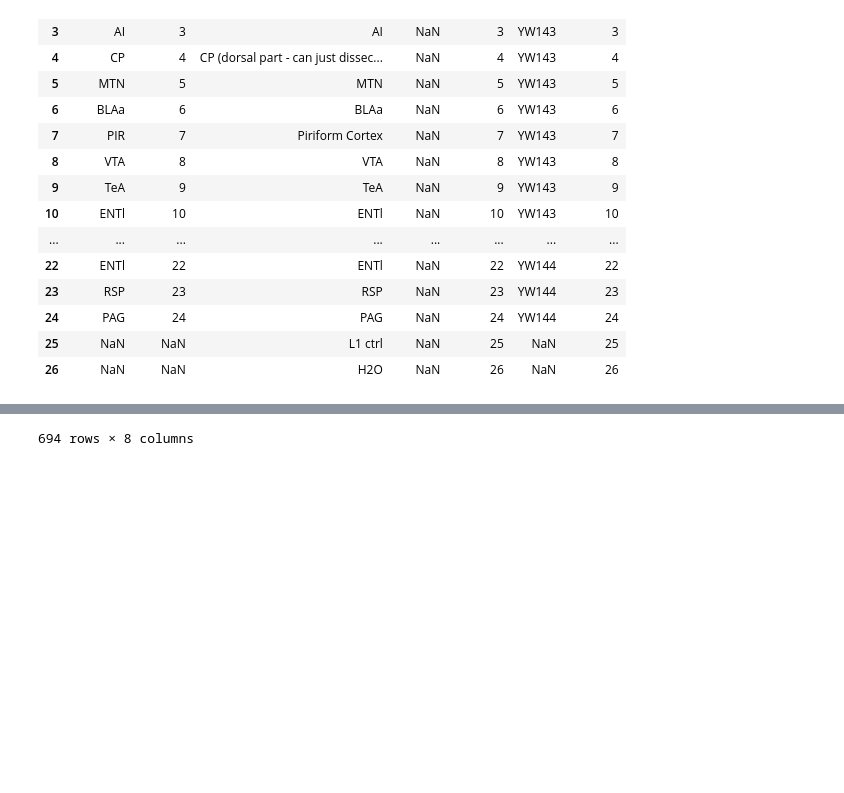
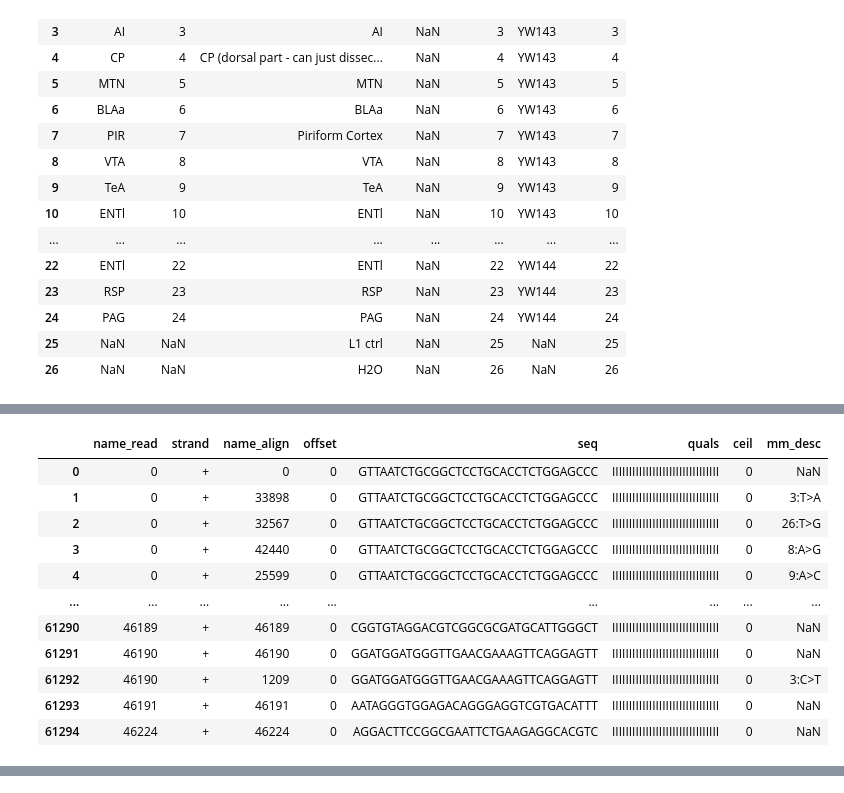
Before and after one commit to ZadorLaboratory/mapseq-processing, a Jupyter notebook: notebooks/MAPseq Processing.ipynb, the cells around one changed output, grey strips where cells are left out. Cells and saved outputs as stored; diff of their text form; code cells hidden in the pictures; blank space fills up the shorter version.

```diff
--- a/notebooks/MAPseq Processing.ipynb
+++ b/notebooks/MAPseq Processing.ipynb
@@ -144,23 +159,23 @@ plt.show()
 # %%
-# use last label  as example
+# use BC4  as example
 # need to trim again to 32 length!!
 
 reals =[]
 spikes =[]
 lones =[]
 
-for bch in bcolist:
-    outfile = trim_fasta(cp, bch.filename, length=32)
-    df = make_counts_df(cp, outfile, bclabel=bch.label)
-    bch.dataframe = df
-    print(f'{bch.label} {len(df)}')
-    (spikedf, realdf, lonedf) = split_spike_real_lone_barcodes(cp, df)
-    reals.append(realdf)
-    spikes.append(spikedf)
-    lones.append(lonedf)
-    spikedf.to_csv(f'{outdir}/{bch.label}.spike.tsv')
-    realdf.to_csv(f'{outdir}/{bch.label}.real.tsv')
-    lonedf.to_csv(f'{outdir}/{bch.label}.lone.tsv')
+bch = bcolist[3]
+outfile = trim_fasta(cp, bch.filename, length=32)
+df = make_counts_df(cp, outfile, bc_label=bch.label)
+bch.dataframe = df
+print(f'{bch.label} {len(df)}')
+(spikedf, realdf, lonedf) = split_spike_real_lone_barcodes(cp, df)
+reals.append(realdf)
+spikes.append(spikedf)
+lones.append(lonedf)
+spikedf.to_csv(f'{outdir}/{bch.label}.spike.tsv')
+realdf.to_csv(f'{outdir}/{bch.label}.real.tsv')
+lonedf.to_csv(f'{outdir}/{bch.label}.lone.tsv')
 
 print(reals[0])
 # %% [output]
@@ -220,7 +184,7 @@ BC13 237
 # %%
-bch = bcolist[15]
+bch = bcolist[3]
 print(bch.label)
-base = 'BC16'
+base = 'BC3'
 aligner = cp.get('bcfasta','tool')
 of = os.path.join(outdir , f'{base}.real.seq.fasta')
 logging.debug(f'make fasta for {aligner} = {of}')
@@ -235,0 +203,12 @@ BC16
+|  | name_read | strand | name_align | offset | seq | quals | ceil | mm_desc |
+| 0 | 0 | + | 0 | 0 | GTTAATCTGCGGCTCCTGCACCTCTGGAGCCC | IIIIIIIIIIIIIIIIIIIIIIIIIIIIIIII | 0 | NaN |
+| 1 | 0 | + | 33898 | 0 | GTTAATCTGCGGCTCCTGCACCTCTGGAGCCC | IIIIIIIIIIIIIIIIIIIIIIIIIIIIIIII | 0 | 3:T>A |
+| 2 | 0 | + | 32567 | 0 | GTTAATCTGCGGCTCCTGCACCTCTGGAGCCC | IIIIIIIIIIIIIIIIIIIIIIIIIIIIIIII | 0 | 26:T>G |
+| 3 | 0 | + | 42440 | 0 | GTTAATCTGCGGCTCCTGCACCTCTGGAGCCC | IIIIIIIIIIIIIIIIIIIIIIIIIIIIIIII | 0 | 8:A>G |
+| 4 | 0 | + | 25599 | 0 | GTTAATCTGCGGCTCCTGCACCTCTGGAGCCC | IIIIIIIIIIIIIIIIIIIIIIIIIIIIIIII | 0 | 9:A>C |
+| ... | ... | ... | ... | ... | ... | ... | ... | ... |
+| 61290 | 46189 | + | 46189 | 0 | CGGTGTAGGACGTCGGCGCGATGCATTGGGCT | IIIIIIIIIIIIIIIIIIIIIIIIIIIIIIII | 0 | NaN |
+| 61291 | 46190 | + | 46190 | 0 | GGATGGATGGGTTGAACGAAAGTTCAGGAGTT | IIIIIIIIIIIIIIIIIIIIIIIIIIIIIIII | 0 | NaN |
+| 61292 | 46190 | + | 1209 | 0 | GGATGGATGGGTTGAACGAAAGTTCAGGAGTT | IIIIIIIIIIIIIIIIIIIIIIIIIIIIIIII | 0 | 3:C>T |
+| 61293 | 46191 | + | 46191 | 0 | AATAGGGTGGAGACAGGGAGGTCGTGACATTT | IIIIIIIIIIIIIIIIIIIIIIIIIIIIIIII | 0 | NaN |
+| 61294 | 46224 | + | 46224 | 0 | AGGACTTCCGGCGAATTCTGAAGAGGCACGTC | IIIIIIIIIIIIIIIIIIIIIIIIIIIIIIII | 0 | NaN |
@@ -250 +215,0 @@ BC16
-694 rows × 8 columns
```
Also changed, not shown: parts of 10 cells of this notebook.
